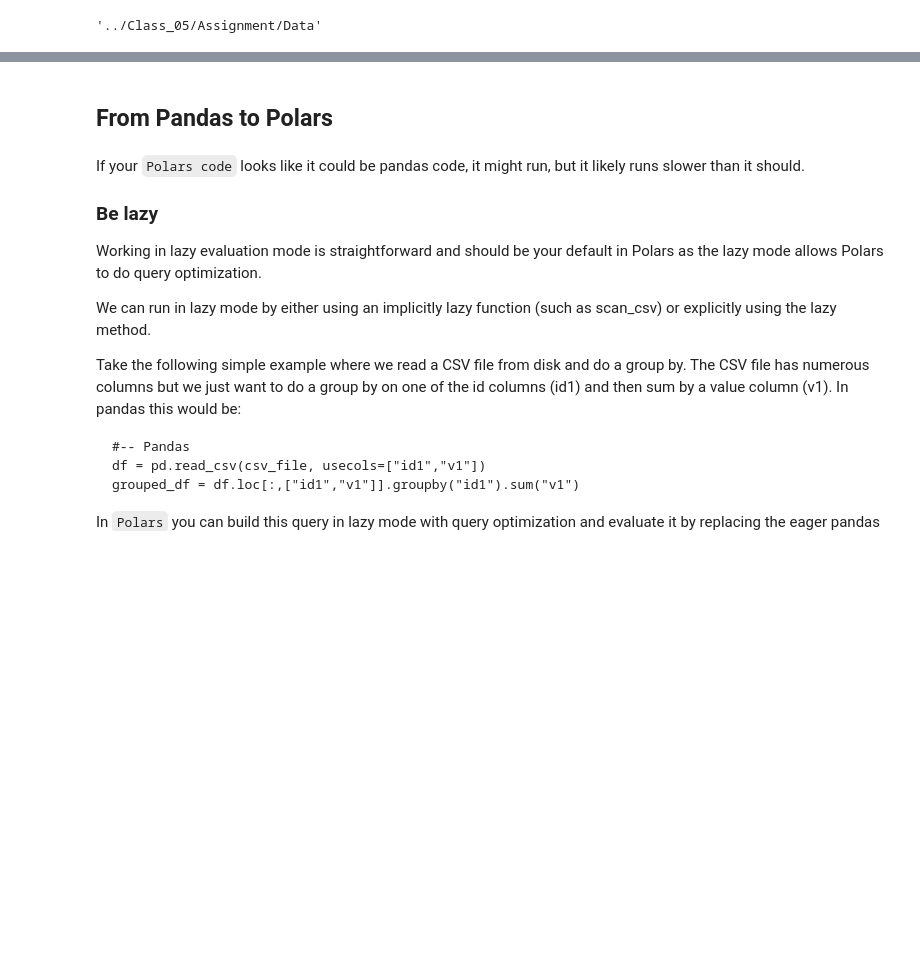
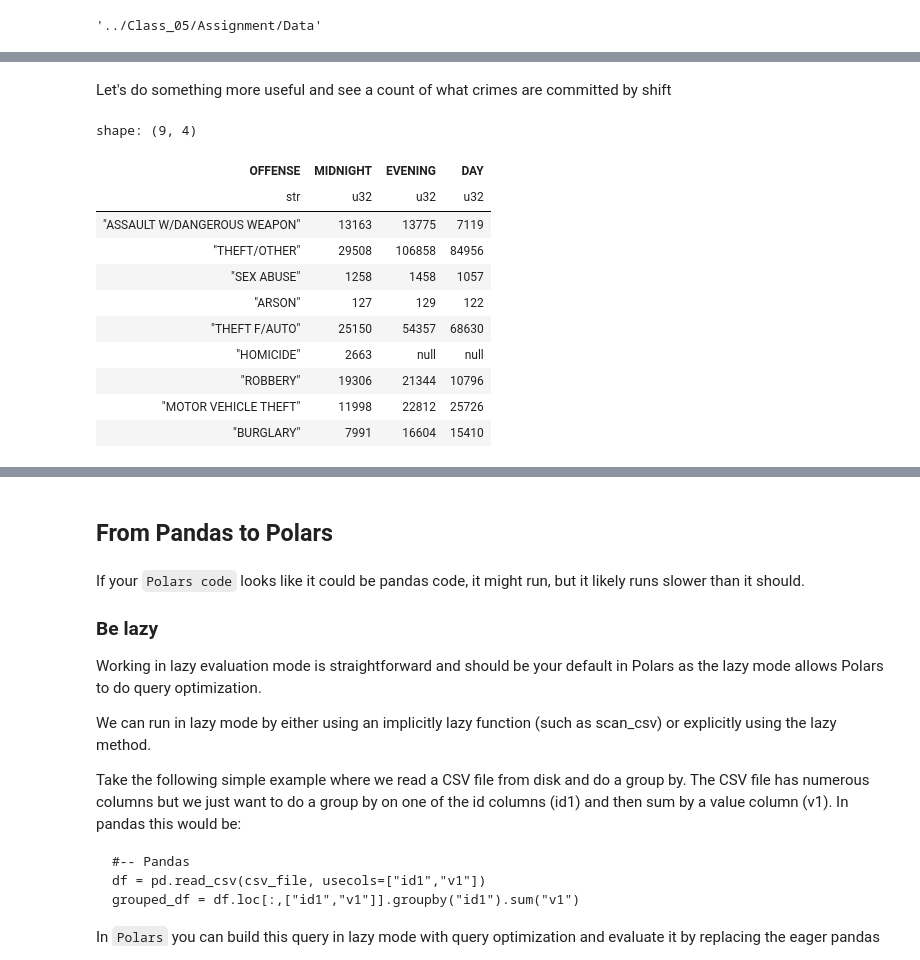
Before and after one commit to nebachadnassar/GWU-DNSC-4211, a Jupyter notebook: public/Class_07/Class_07.ipynb, the cells around one changed output, grey strips where cells are left out. Cells and saved outputs as stored; diff of their text form; code cells hidden in the pictures; blank space fills up the shorter version.

```diff
--- a/public/Class_07/Class_07.ipynb
+++ b/public/Class_07/Class_07.ipynb
@@ -468,0 +454,2 @@ shape: (106_858, 25)
+# %% [markdown]
+Let's do something more useful and see a count of what crimes are committed by shift
@@ -468,0 +458,17 @@ shape: (106_858, 25)
+# %%
+# I pick column X below to count the number of rows/records, but it could really have been any column
+dfpvt = dfg.agg( pl.col('X').len().alias('num_crimes') ).pivot(index='OFFENSE', on='SHIFT', values="num_crimes")
+dfpvt
+# %% [output]
+shape: (9, 4)
+| OFFENSE | MIDNIGHT | EVENING | DAY |
+| str | u32 | u32 | u32 |
+| "ASSAULT W/DANGEROUS WEAPON" | 13163 | 13775 | 7119 |
+| "THEFT/OTHER" | 29508 | 106858 | 84956 |
+| "SEX ABUSE" | 1258 | 1458 | 1057 |
+| "ARSON" | 127 | 129 | 122 |
+| "THEFT F/AUTO" | 25150 | 54357 | 68630 |
+| "HOMICIDE" | 2663 | null | null |
+| "ROBBERY" | 19306 | 21344 | 10796 |
+| "MOTOR VEHICLE THEFT" | 11998 | 22812 | 25726 |
+| "BURGLARY" | 7991 | 16604 | 15410 |
```
Also changed, not shown: parts of 59 cells of this notebook.
